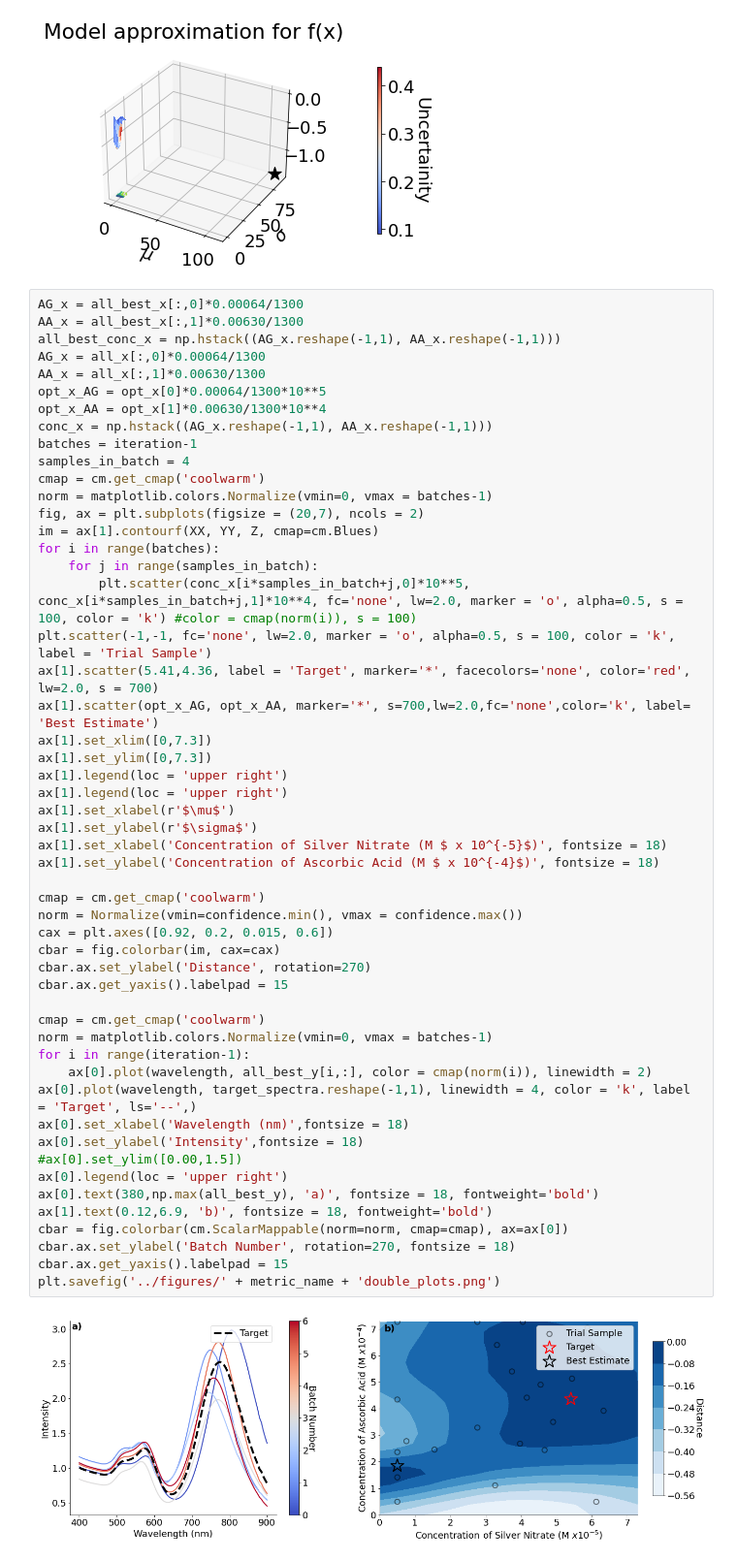
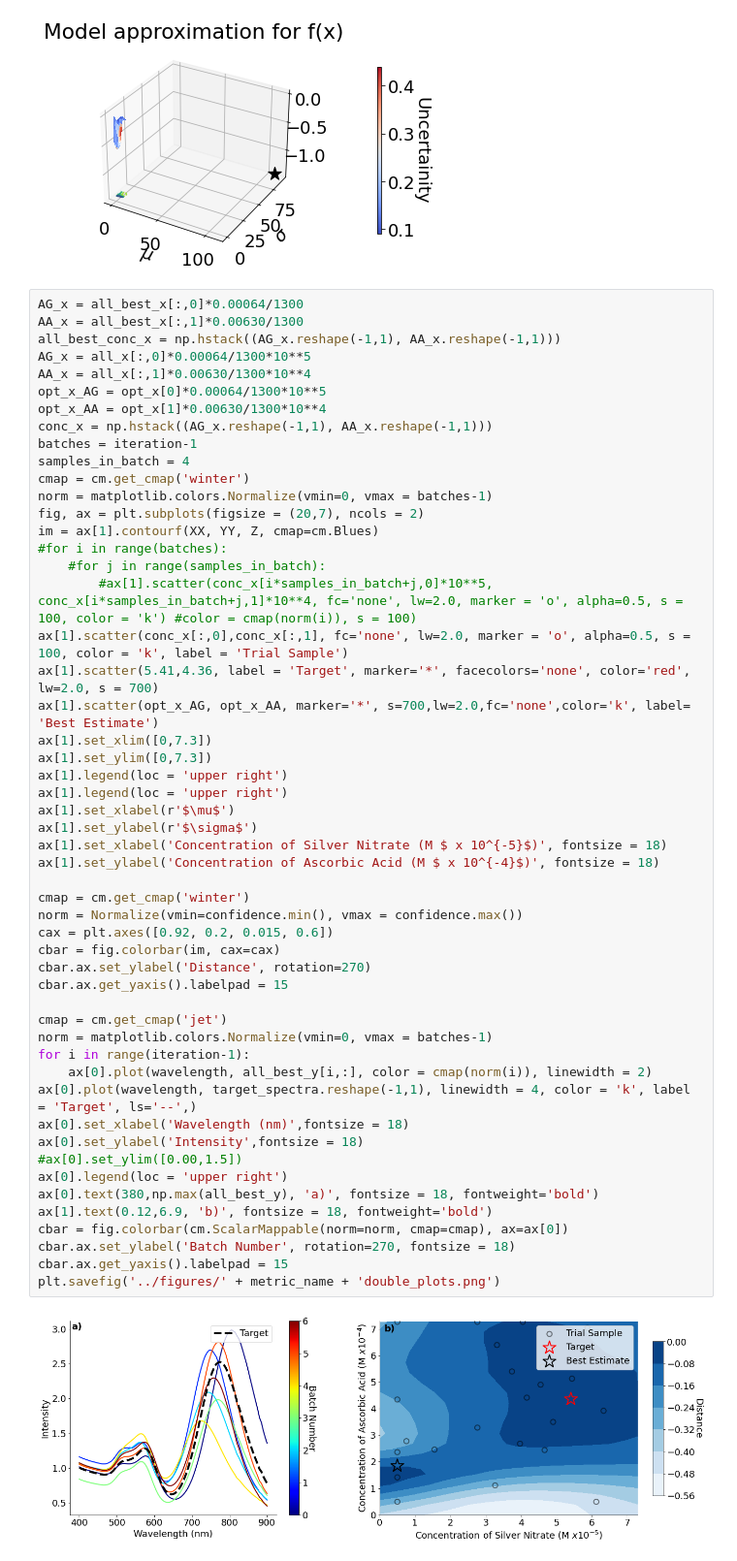
Before and after one commit to pozzo-research-group/HEAD, a Jupyter notebook: notebooks/Figure Maker - RODS.ipynb, the cells around one changed output. Shown at 97% size. Saved outputs shown, nothing was run; the diff lists cells and outputs as text.

```diff
--- a/notebooks/Figure Maker - RODS.ipynb
+++ b/notebooks/Figure Maker - RODS.ipynb
@@ -159,56 +151,56 @@ INFO: Using numpy backend
 AG_x = all_best_x[:,0]*0.00064/1300
 AA_x = all_best_x[:,1]*0.00630/1300
 all_best_conc_x = np.hstack((AG_x.reshape(-1,1), AA_x.reshape(-1,1)))
-AG_x = all_x[:,0]*0.00064/1300
-AA_x = all_x[:,1]*0.00630/1300
+AG_x = all_x[:,0]*0.00064/1300*10**5
+AA_x = all_x[:,1]*0.00630/1300*10**4
 opt_x_AG = opt_x[0]*0.00064/1300*10**5
 opt_x_AA = opt_x[1]*0.00630/1300*10**4
 conc_x = np.hstack((AG_x.reshape(-1,1), AA_x.reshape(-1,1)))
 batches = iteration-1
 samples_in_batch = 4
-cmap = cm.get_cmap('coolwarm')
+cmap = cm.get_cmap('winter')
 norm = matplotlib.colors.Normalize(vmin=0, vmax = batches-1)
 fig, ax = plt.subplots(figsize = (20,7), ncols = 2)
 im = ax[1].contourf(XX, YY, Z, cmap=cm.Blues)
-for i in range(batches):
-    for j in range(samples_in_batch):
-        plt.scatter(conc_x[i*samples_in_batch+j,0]*10**5, conc_x[i*samples_in_batch+j,1]*10**4, fc='none', lw=2.0, marker = 'o', alpha=0.5, s = 100, color = 'k') #color = cmap(norm(i)), s = 100)
-plt.scatter(-1,-1, fc='none', lw=2.0, marker = 'o', alpha=0.5, s = 100, color = 'k', label = 'Trial Sample')
+#for i in range(batches):
+    #for j in range(samples_in_batch):
+        #ax[1].scatter(conc_x[i*samples_in_batch+j,0]*10**5, conc_x[i*samples_in_batch+j,1]*10**4, fc='none', lw=2.0, marker = 'o', alpha=0.5, s = 100, color = 'k') #color = cmap(norm(i)), s = 100)
+ax[1].scatter(conc_x[:,0],conc_x[:,1], fc='none', lw=2.0, marker = 'o', alpha=0.5, s = 100, color = 'k', label = 'Trial Sample')
 ax[1].scatter(5.41,4.36, label = 'Target', marker='*', facecolors='none', color='red', lw=2.0, s = 700)
 ax[1].scatter(opt_x_AG, opt_x_AA, marker='*', s=700,lw=2.0,fc='none',color='k', label= 'Best Estimate')
 ax[1].set_xlim([0,7.3])
 ax[1].set_ylim([0,7.3])
 ax[1].legend(loc = 'upper right')
 ax[1].legend(loc = 'upper right')
 ax[1].set_xlabel(r'$\mu$')
 ax[1].set_ylabel(r'$\sigma$')
 ax[1].set_xlabel('Concentration of Silver Nitrate (M $ x 10^{-5}$)', fontsize = 18)
 ax[1].set_ylabel('Concentration of Ascorbic Acid (M $ x 10^{-4}$)', fontsize = 18)
 
-cmap = cm.get_cmap('coolwarm')
+cmap = cm.get_cmap('winter')
 norm = Normalize(vmin=confidence.min(), vmax = confidence.max())
 cax = plt.axes([0.92, 0.2, 0.015, 0.6])
 cbar = fig.colorbar(im, cax=cax)
 cbar.ax.set_ylabel('Distance', rotation=270)
 cbar.ax.get_yaxis().labelpad = 15
 
-cmap = cm.get_cmap('coolwarm')
+cmap = cm.get_cmap('jet')
 norm = matplotlib.colors.Normalize(vmin=0, vmax = batches-1)
 for i in range(iteration-1):
     ax[0].plot(wavelength, all_best_y[i,:], color = cmap(norm(i)), linewidth = 2)
 ax[0].plot(wavelength, target_spectra.reshape(-1,1), linewidth = 4, color = 'k', label = 'Target', ls='--',)
 ax[0].set_xlabel('Wavelength (nm)',fontsize = 18)
 ax[0].set_ylabel('Intensity',fontsize = 18)
 #ax[0].set_ylim([0.00,1.5])
 ax[0].legend(loc = 'upper right')
 ax[0].text(380,np.max(all_best_y), 'a)', fontsize = 18, fontweight='bold')
 ax[1].text(0.12,6.9, 'b)', fontsize = 18, fontweight='bold')
 cbar = fig.colorbar(cm.ScalarMappable(norm=norm, cmap=cmap), ax=ax[0])
 cbar.ax.set_ylabel('Batch Number', rotation=270, fontsize = 18)
 cbar.ax.get_yaxis().labelpad = 15
 plt.savefig('../figures/' + metric_name + 'double_plots.png')
 # %% [output]
-[figure, old version]
+[figure, new version]
 # %%
 train_obj = np.load(folder_name + str(iteration-1) + '/train_obj.npy').squeeze()
 cmap = cm.get_cmap('coolwarm')
```
Also changed, not shown: parts of 3 cells of this notebook, 3 other files.
